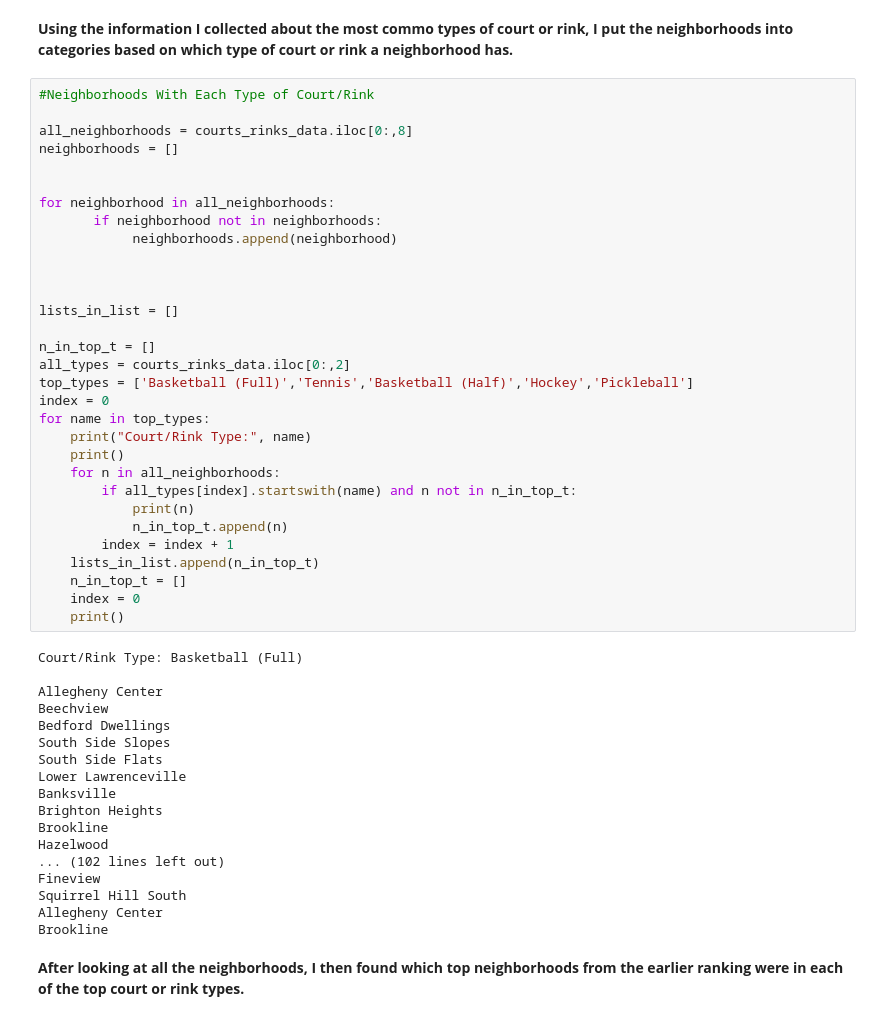
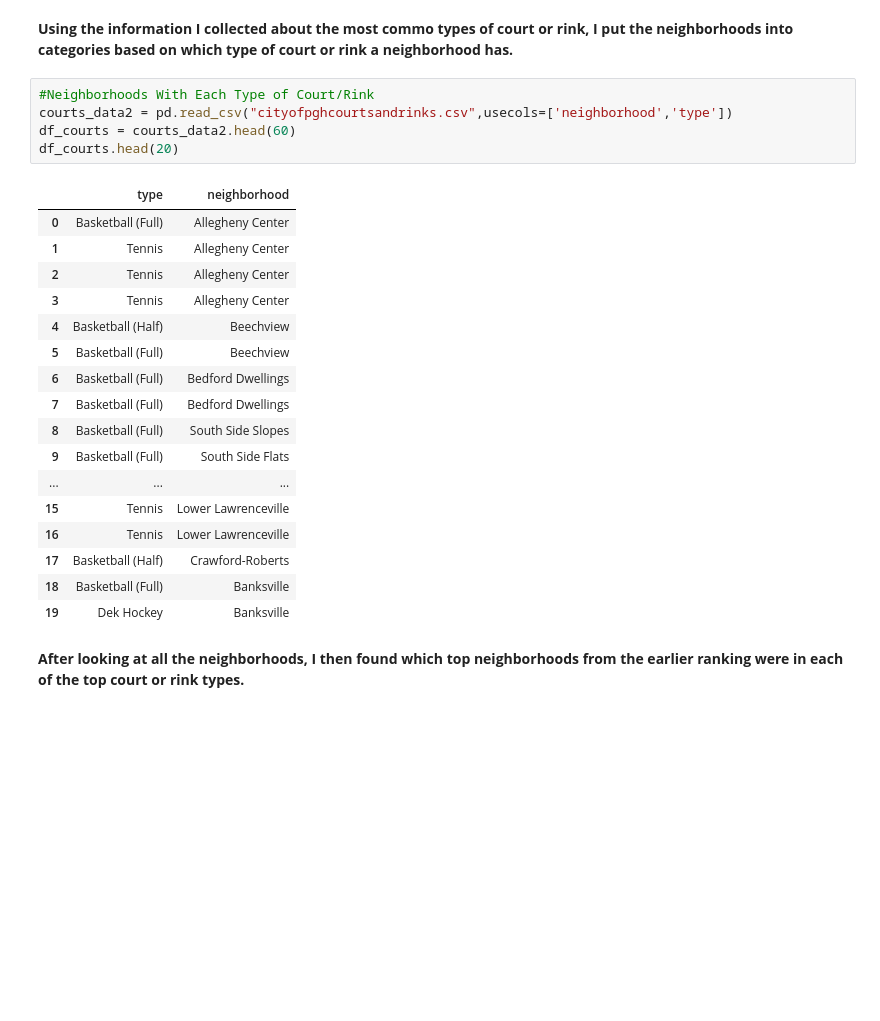
Before and after one commit to Roma-Reddy/Cmpinf0010FinalProject, a Jupyter notebook: Fontana_Final-Project-Notebook.ipynb, the cells around one changed output. Drawn from its saved outputs; the diff is of its cells as text; blank space fills up the shorter version.

```diff
--- a/Fontana_Final-Project-Notebook.ipynb
+++ b/Fontana_Final-Project-Notebook.ipynb
@@ -449,54 +374,28 @@ types.head(5).plot.bar(rot=0, figsize=[10,6])
 [figure]
 # %% [markdown]
 **Using the information I collected about the most commo types of court or rink, I put the neighborhoods into categories based on which type of court or rink a neighborhood has.**
-# %%
-#Neighborhoods With Each Type of Court/Rink
-
-all_neighborhoods = courts_rinks_data.iloc[0:,8]
-neighborhoods = []
-
-
-for neighborhood in all_neighborhoods:
-       if neighborhood not in neighborhoods:
-            neighborhoods.append(neighborhood)
-
-
-
-lists_in_list = []
-
-n_in_top_t = []
-all_types = courts_rinks_data.iloc[0:,2]
-top_types = ['Basketball (Full)','Tennis','Basketball (Half)','Hockey','Pickleball']
-index = 0
-for name in top_types:
-    print("Court/Rink Type:", name)
-    print()
-    for n in all_neighborhoods:
-        if all_types[index].startswith(name) and n not in n_in_top_t:
-            print(n)
-            n_in_top_t.append(n)
-        index = index + 1
-    lists_in_list.append(n_in_top_t)
-    n_in_top_t = []
-    index = 0
-    print()
-# %% [output]
-Court/Rink Type: Basketball (Full)
-
-Allegheny Center
-Beechview
-Bedford Dwellings
-South Side Slopes
-South Side Flats
-Lower Lawrenceville
-Banksville
-Brighton Heights
-Brookline
-Hazelwood
-... (102 lines left out)
-Fineview
-Squirrel Hill South
-Allegheny Center
-Brookline
+# %%
+#Neighborhoods With Each Type of Court/Rink
+courts_data2 = pd.read_csv("cityofpghcourtsandrinks.csv",usecols=['neighborhood','type'])
+df_courts = courts_data2.head(60)
+df_courts.head(20)
+# %% [output]
+|  | type | neighborhood |
+| 0 | Basketball (Full) | Allegheny Center |
+| 1 | Tennis | Allegheny Center |
+| 2 | Tennis | Allegheny Center |
+| 3 | Tennis | Allegheny Center |
+| 4 | Basketball (Half) | Beechview |
+| 5 | Basketball (Full) | Beechview |
+| 6 | Basketball (Full) | Bedford Dwellings |
+| 7 | Basketball (Full) | Bedford Dwellings |
+| 8 | Basketball (Full) | South Side Slopes |
+| 9 | Basketball (Full) | South Side Flats |
+| ... | ... | ... |
+| 15 | Tennis | Lower Lawrenceville |
+| 16 | Tennis | Lower Lawrenceville |
+| 17 | Basketball (Half) | Crawford-Roberts |
+| 18 | Basketball (Full) | Banksville |
+| 19 | Dek Hockey | Banksville |
 # %% [markdown]
 **After looking at all the neighborhoods, I then found which top neighborhoods from the earlier ranking were in each of the top court or rink types.**
```
Also changed, not shown: parts of 26 cells of this notebook, 1 other file.
